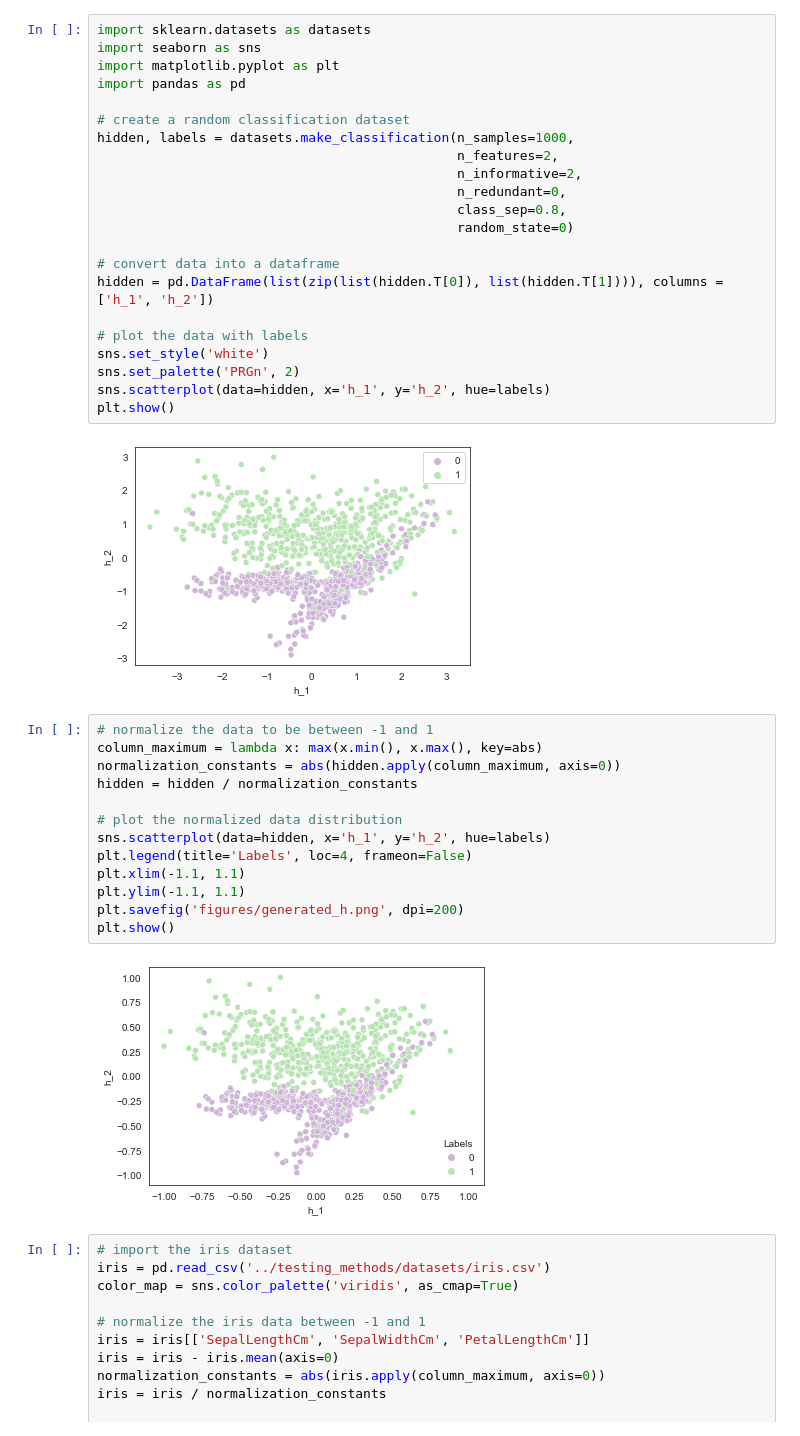
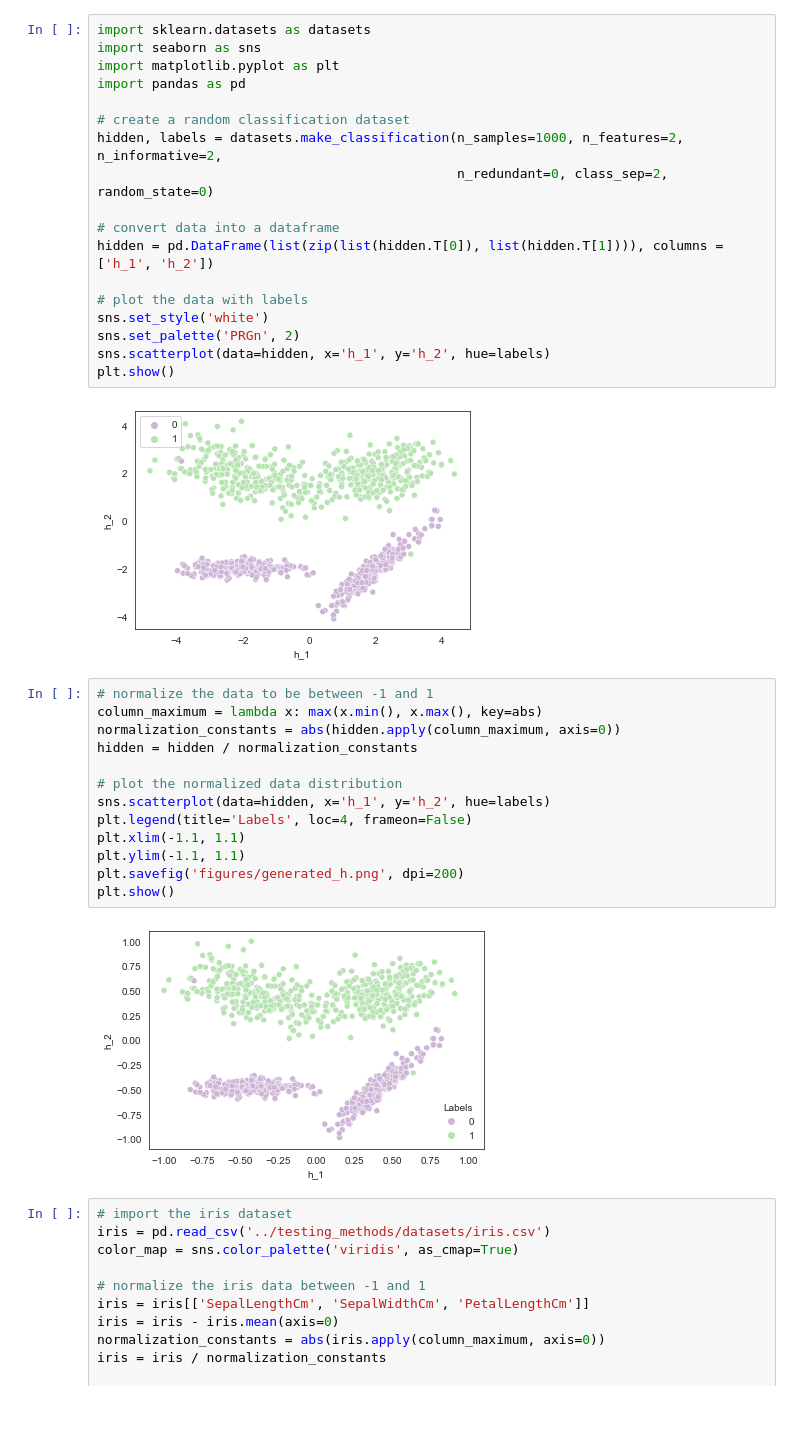
Before and after one commit to ferflugel/research_summer_2022, a Jupyter notebook: representation_learning/hidden_variables/real_life_regressors.ipynb, the cells around one changed output. Drawn from its saved outputs; the diff is of its cells as text.

```diff
--- a/representation_learning/hidden_variables/real_life_regressors.ipynb
+++ b/representation_learning/hidden_variables/real_life_regressors.ipynb
@@ -1,27 +1,23 @@
 # %%
 import sklearn.datasets as datasets
 import seaborn as sns
 import matplotlib.pyplot as plt
 import pandas as pd
 
 # create a random classification dataset
-hidden, labels = datasets.make_classification(n_samples=1000,
-                                              n_features=2,
-                                              n_informative=2,
-                                              n_redundant=0,
-                                              class_sep=0.8,
-                                              random_state=0)
+hidden, labels = datasets.make_classification(n_samples=1000, n_features=2, n_informative=2,
+                                              n_redundant=0, class_sep=2, random_state=0)
 
 # convert data into a dataframe
 hidden = pd.DataFrame(list(zip(list(hidden.T[0]), list(hidden.T[1]))), columns =['h_1', 'h_2'])
 
 # plot the data with labels
 sns.set_style('white')
 sns.set_palette('PRGn', 2)
 sns.scatterplot(data=hidden, x='h_1', y='h_2', hue=labels)
 plt.show()
 # %% [output]
-[figure, old version]
+[figure, new version]
 # %%
 # normalize the data to be between -1 and 1
 column_maximum = lambda x: max(x.min(), x.max(), key=abs)
@@ -36,7 +32,7 @@ plt.ylim(-1.1, 1.1)
 plt.savefig('figures/generated_h.png', dpi=200)
 plt.show()
 # %% [output]
-[figure, old version]
+[figure, new version]
 # %%
 # import the iris dataset
 iris = pd.read_csv('../testing_methods/datasets/iris.csv')
```
Also changed, not shown: parts of 2 cells of this notebook, 7 other files.
